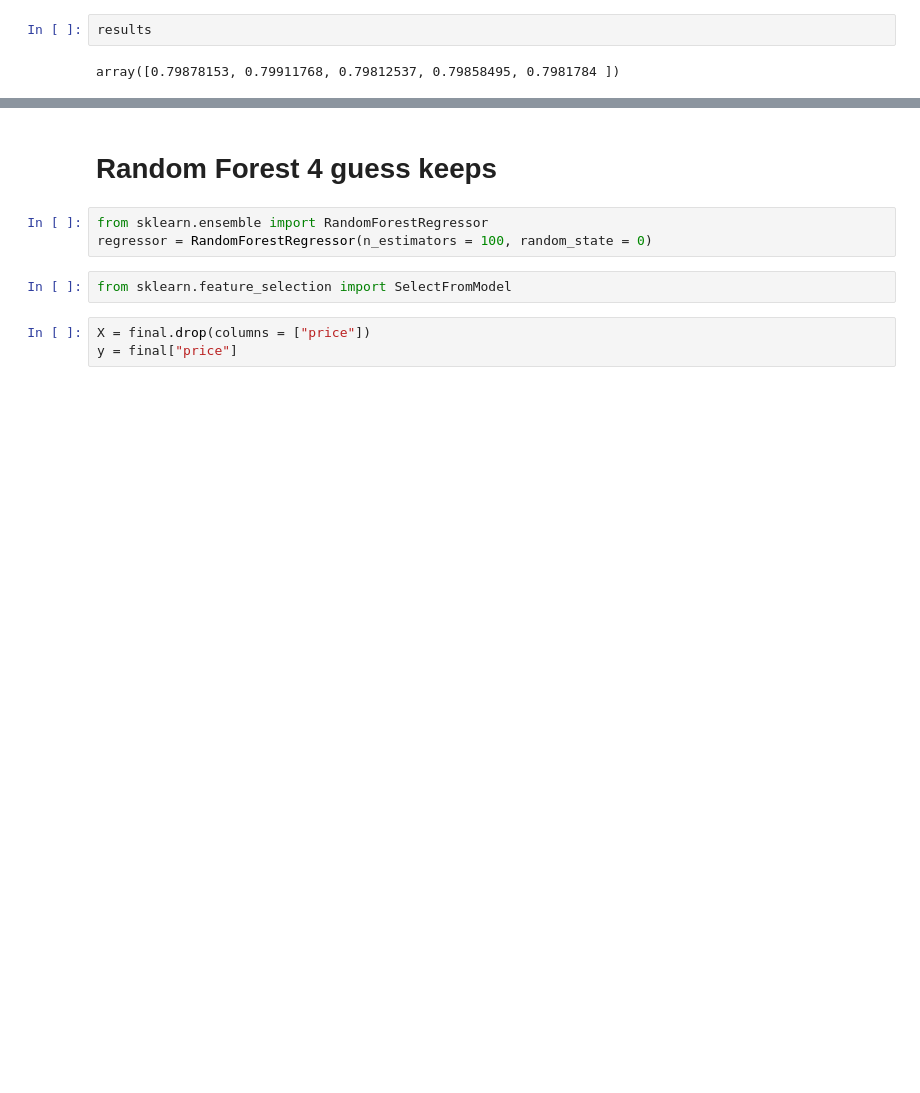
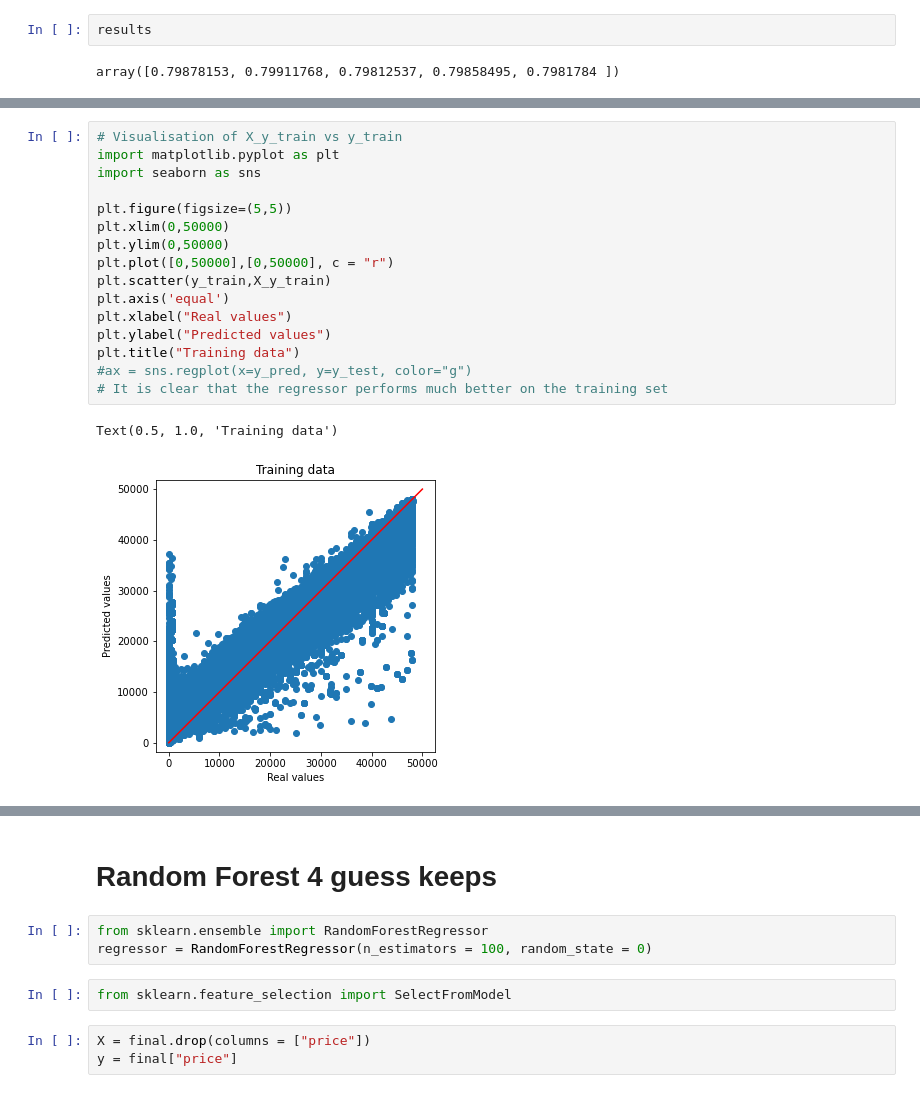
Before and after one commit to ixiaopan/GroupWork, a Jupyter notebook: DataMining/Random Forest Test 6237 CW.ipynb, the cells around one changed output, grey strips where cells are left out. Drawn from its saved outputs; the diff is of its cells as text; blank space fills up the shorter version.

```diff
--- a/DataMining/Random Forest Test 6237 CW.ipynb
+++ b/DataMining/Random Forest Test 6237 CW.ipynb
@@ -655,0 +706,19 @@ array([0.79878153, 0.79911768, 0.79812537, 0.79858495, 0.7981784 ])
+# %%
+# Visualisation of X_y_train vs y_train
+import matplotlib.pyplot as plt
+import seaborn as sns
+
+plt.figure(figsize=(5,5))
+plt.xlim(0,50000)
+plt.ylim(0,50000)
+plt.plot([0,50000],[0,50000], c = "r")
+plt.scatter(y_train,X_y_train)
+plt.axis('equal')
+plt.xlabel("Real values")
+plt.ylabel("Predicted values")
+plt.title("Training data")
+#ax = sns.regplot(x=y_pred, y=y_test, color="g")
+# It is clear that the regressor performs much better on the training set
+# %% [output]
+Text(0.5, 1.0, 'Training data')
+[figure, added]
```
Also changed, not shown: parts of 33 cells of this notebook.
